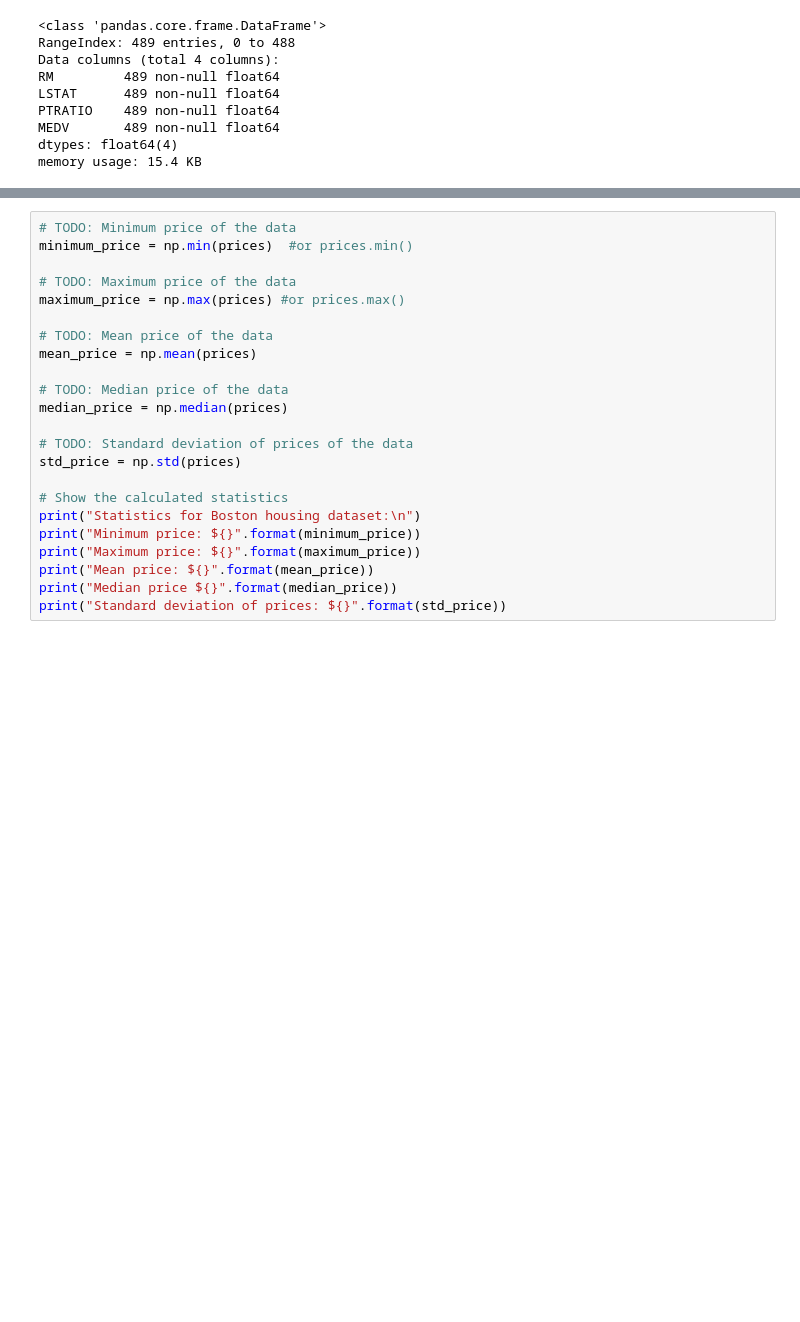
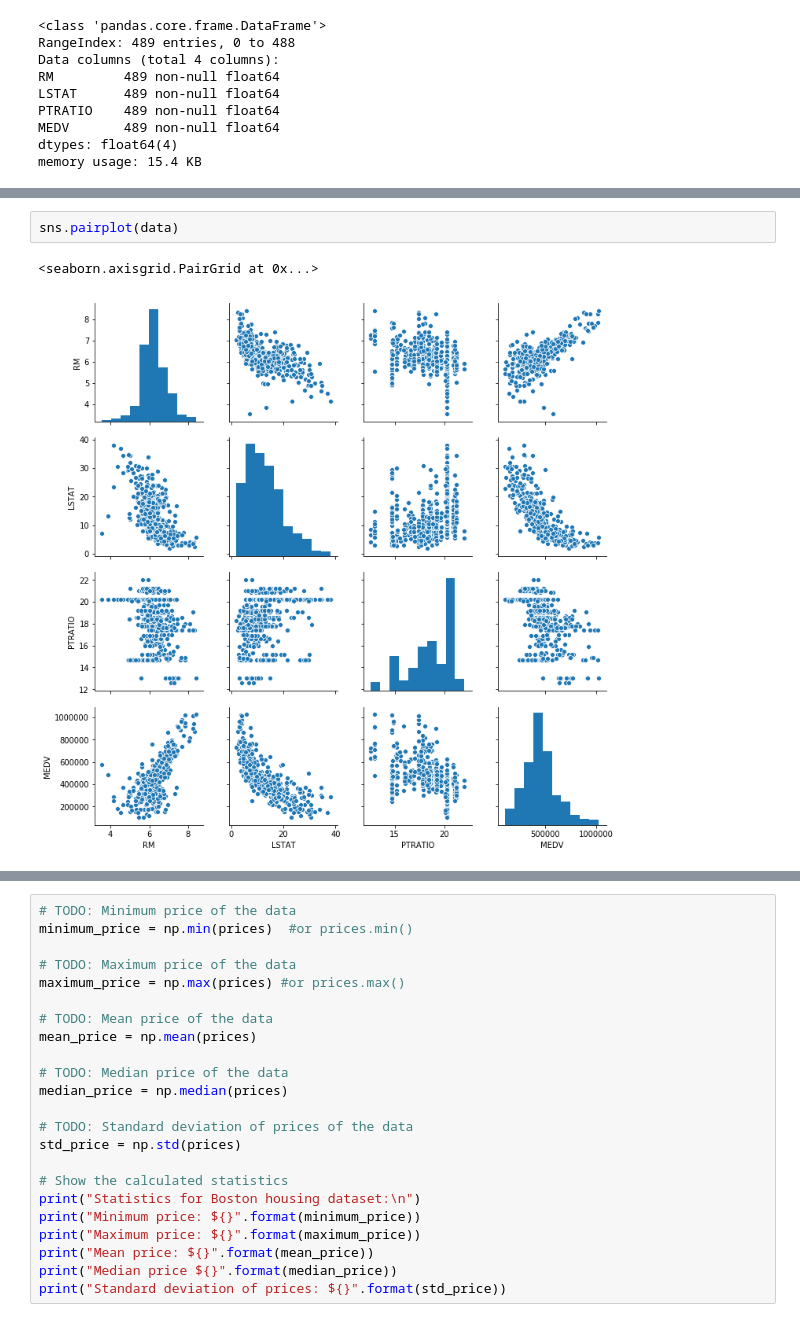
Before and after one commit to cmacritchie/machineLearningUdacity, a Jupyter notebook: projects/boston_housing/boston_housing.ipynb, the cells around one changed output, grey strips where cells are left out. Cells and saved outputs as stored; diff of their text form; blank space fills up the shorter version.

```diff
--- a/projects/boston_housing/boston_housing.ipynb
+++ b/projects/boston_housing/boston_housing.ipynb
@@ -75,0 +92,5 @@ memory usage: 15.4 KB
+# %%
+sns.pairplot(data)
+# %% [output]
+<seaborn.axisgrid.PairGrid at 0x...>
+[figure, added]
```
Also changed, not shown: parts of 14 cells of this notebook.
